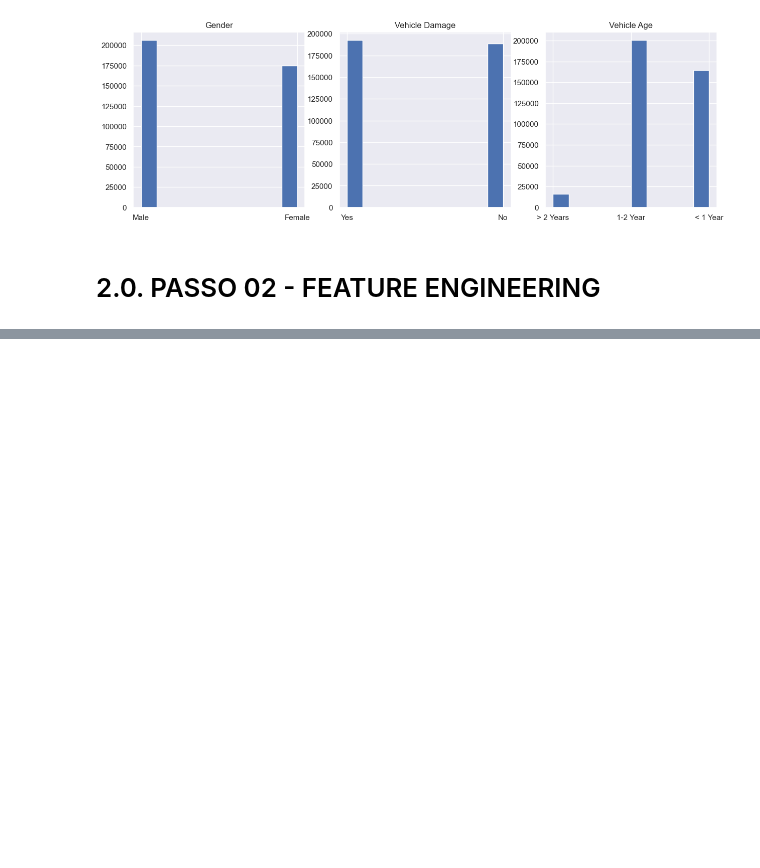
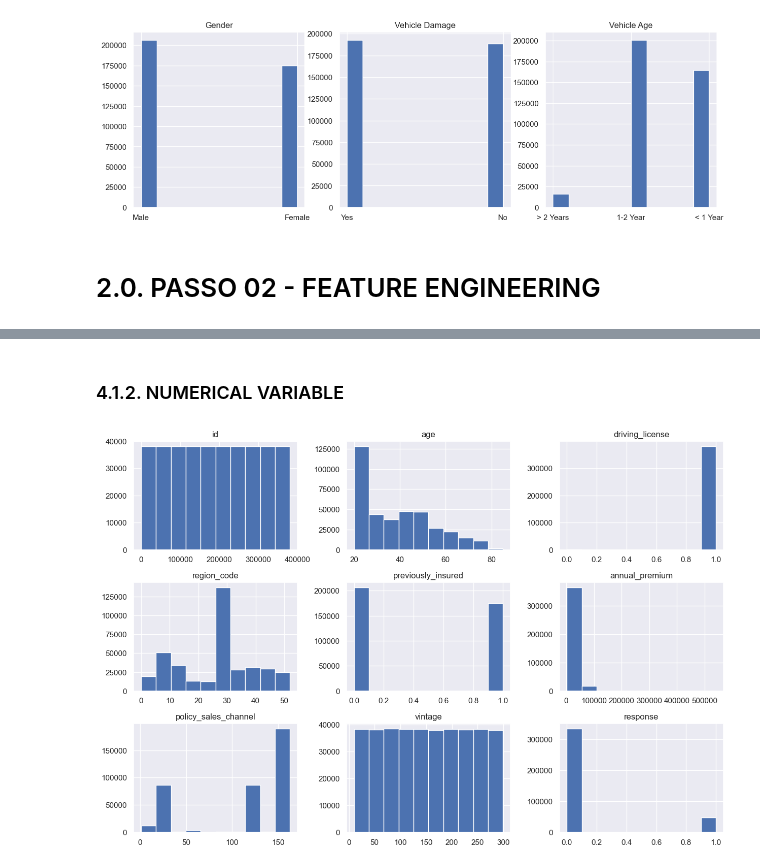
Before and after one commit to danielcbd/health_insurance, a Jupyter notebook: sprint01_health_insurance_cross_sell.ipynb, the cells around one changed output, grey strips where cells are left out. Drawn from its saved outputs; the diff is of its cells as text; code cells hidden in the pictures; blank space fills up the shorter version.

```diff
--- a/sprint01_health_insurance_cross_sell.ipynb
+++ b/sprint01_health_insurance_cross_sell.ipynb
@@ -170,0 +233,6 @@ df2 = df1.copy()
+# %% [markdown]
+### 4.1.2. NUMERICAL VARIABLE
+# %%
+num_attributes.hist();
+# %% [output]
+[figure, added]
```
Also changed, not shown: parts of 20 cells of this notebook.
